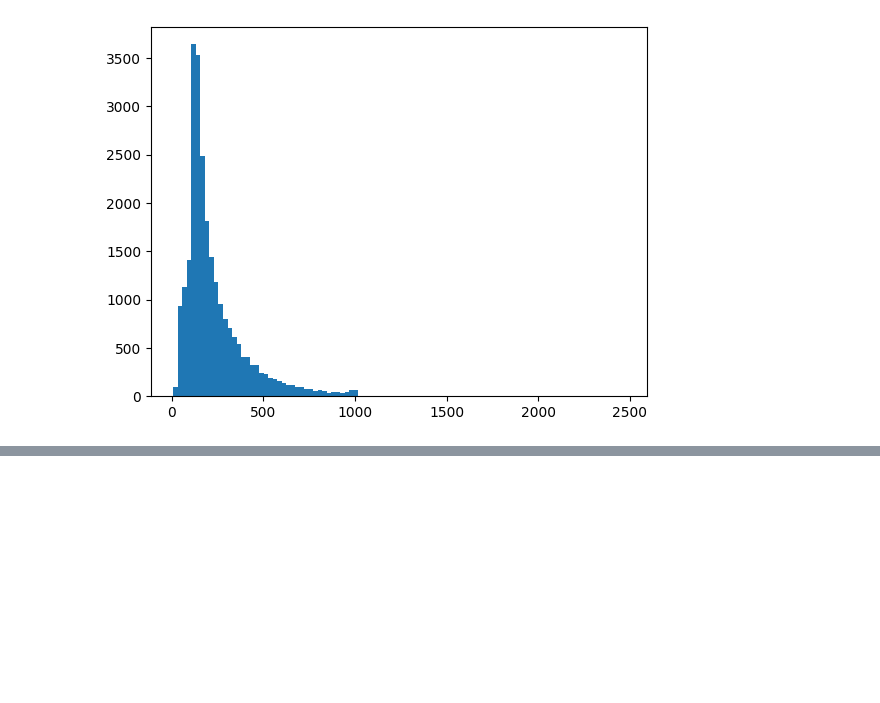
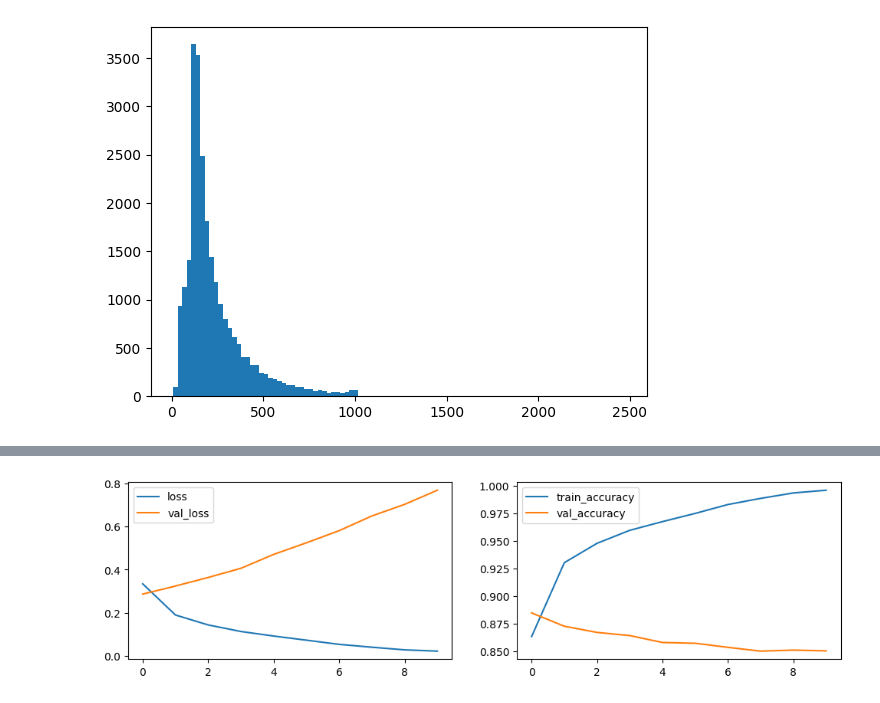
Before and after one commit to MaCoZu/NLP, a Jupyter notebook: 02_imdb.ipynb, the cells around one changed output, grey strips where cells are left out. Saved outputs shown, nothing was run; the diff lists cells and outputs as text; code cells hidden in the pictures; blank space fills up the shorter version.

```diff
--- a/02_imdb.ipynb
+++ b/02_imdb.ipynb
@@ -55,0 +114,4 @@ Min: 10
+# %%
+dataset_train = dataset_train_original.cache().shuffle(25_000).batch(128)
+dataset_validate = dataset_validate_original.cache().batch(128)
+dataset_test = dataset_test_original.batch(128)
@@ -55,0 +120,20 @@ Min: 10
+# %%
+model = models.Sequential()
+model.add(encoder)
+model.add(layers.Dense(64, activation='relu'))
+model.add(layers.Dense(1, activation='sigmoid'))
+model.summary()
+
+
+model.compile(
+    optimizer='adam',
+    loss='binary_crossentropy',
+    metrics=['accuracy']
+)
+
+
+history = model.fit(
+    dataset_train,
+    epochs=10,
+    validation_data=dataset_validate
+    )
@@ -55,0 +158,21 @@ Min: 10
+# %%
+def render_history(history):
+    assert isinstance(history, dict), f"Expected dict, but got {type(history)}"
+
+    # Set the width and height of the figure
+    plt.figure(figsize=(12, 3))
+
+    ax1 = plt.subplot(121)
+    ax1.plot(history["loss"], label="loss")
+    ax1.plot(history["val_loss"], label='val_loss')
+    ax1.legend()
+
+    ax2 = plt.subplot(122)
+    ax2.plot(history["accuracy"], label='train_accuracy')
+    ax2.plot(history["val_accuracy"], label='val_accuracy')
+    ax2.legend()
+    plt.show()
+
+render_history(history.history)
+# %% [output]
+[figure, added]
```
Also changed, not shown: parts of 14 cells of this notebook.
